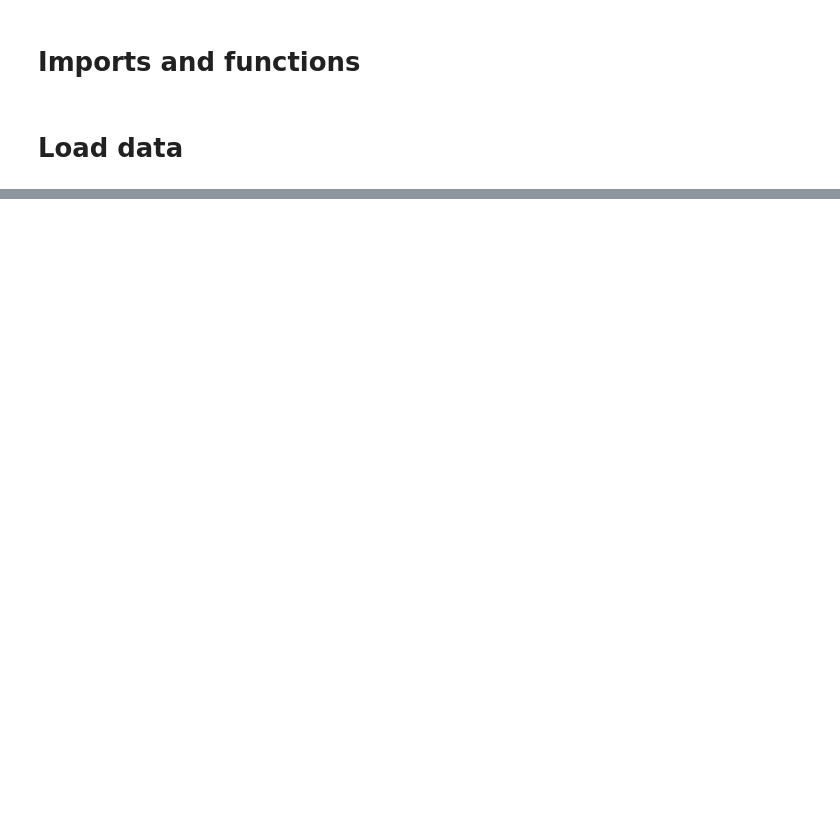
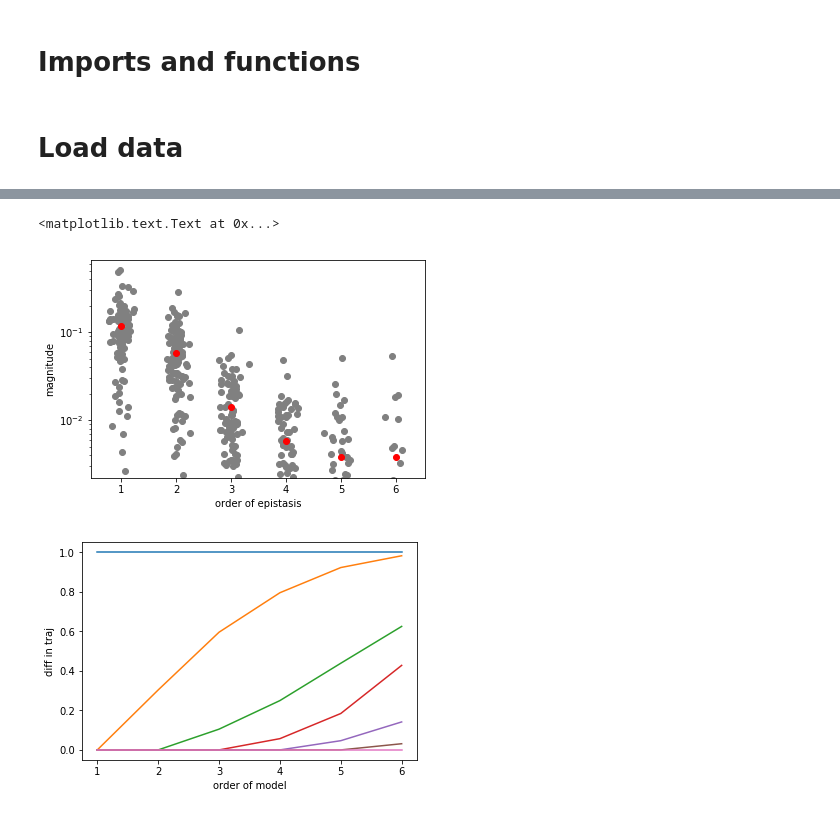
Before and after one commit to harmslab/notebooks-epistasis-ensembles, a Jupyter notebook: open_predictions/plot-open-walks.ipynb, the cells around one changed output, grey strips where cells are left out. Cells and saved outputs as stored; diff of their text form; code cells hidden in the pictures; blank space fills up the shorter version.

```diff
--- a/open_predictions/plot-open-walks.ipynb
+++ b/open_predictions/plot-open-walks.ipynb
@@ -138,0 +351,43 @@ def epistasis_between_pair(pair, target):
+# %%
+magn_epistasis = np.ones((100, 6), dtype=float) * np.nan
+overlaps = dict([(i, []) for i in range(1, 8)])
+
+for key, pair in gpms.items():
+    epist, over = epistasis_between_pair(pair, targets[key])
+    magn_epistasis[key, :len(epist)] = epist
+
+    for order in over:
+        overlaps[order].append(over[order])
+# %%
+fig, ax = plt.subplots()
+for i in range(len(magn_epistasis)):
+    y = magn_epistasis[i]
+    x = np.arange(1, len(y)+1) + np.random.randn(len(y))*.1
+    ax.scatter(x, y, color='gray')
+
+meanx = np.arange(1, 7)
+meany = np.nanmean(magn_epistasis, axis=0)
+ax.plot(meanx, meany, 'ro')
+ax.set_yscale('log')
+ax.set_xlabel("order of epistasis")
+ax.set_ylabel("magnitude")
+
+
+fig, ax = plt.subplots()
+for i in range(1, len(overlaps)+1):
+    y = np.array(overlaps[i])
+    ymean = np.nanmean(y, axis=0)
+    x = np.arange(1, len(ymean)+1)# + np.random.randn(len(ymean))*.1
+    ax.plot(x, ymean, color='C' + str(i-1))
+
+#meanx = np.arange(1, 7)
+#meany = np.nanmean(overlaps, axis=0)
+#ax.plot(meanx, meany, 'ro')
+#ax.set_yscale('log')
+ax.set_xlabel("order of model")
+ax.set_ylabel("diff in traj")
+#fig.savefig("/Users/Zsailer/Dropbox/epistasis-paper/02_he-comes-from-ensembles/figures/magnitude_of_epistasis.pdf", format="pdf")
+# %% [output]
+<matplotlib.text.Text at 0x...>
+[figure, added]
+[figure, added]
```
Also changed, not shown: parts of 13 cells of this notebook, 1 other file.
